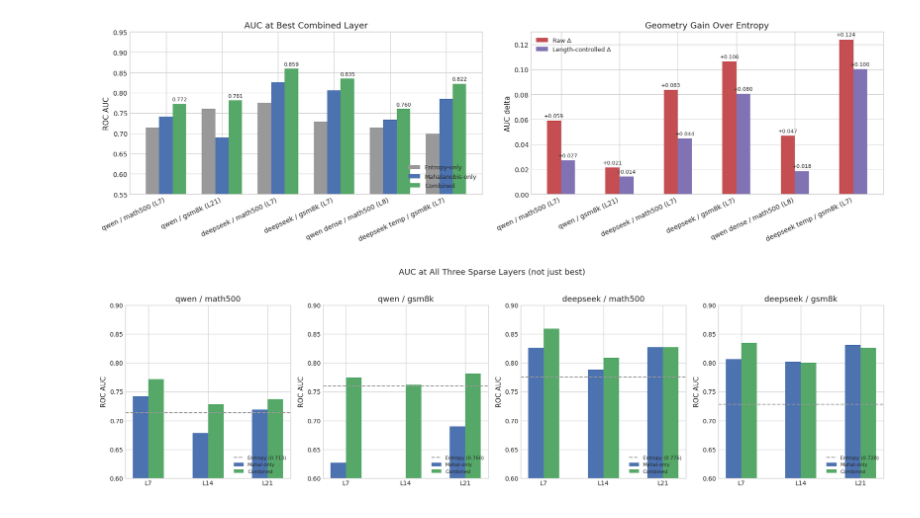
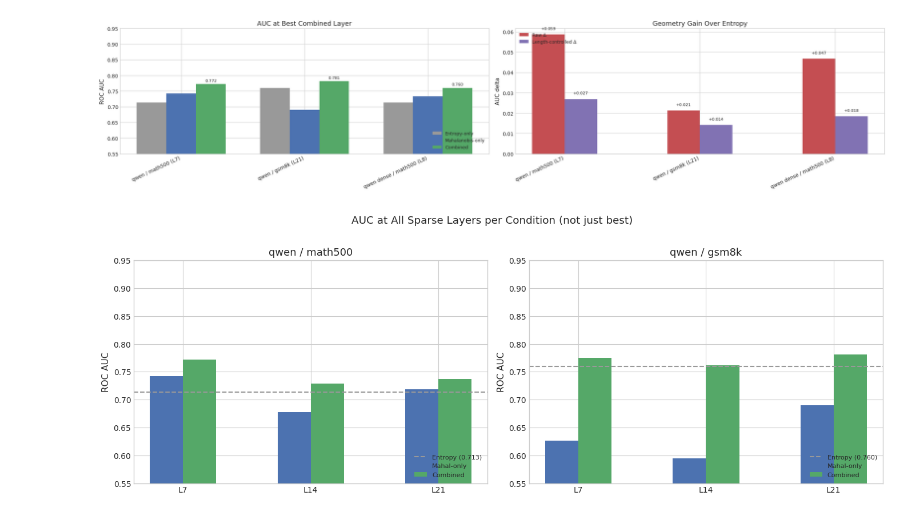
Before and after one commit to djaniak/reasoning-geometry, a Jupyter notebook: notebooks/01_main_effect_overview.ipynb, the cells around one changed output. Saved outputs shown, nothing was run; the diff lists cells and outputs as text; code cells hidden in the pictures.

```diff
--- a/notebooks/01_main_effect_overview.ipynb
+++ b/notebooks/01_main_effect_overview.ipynb
@@ -38,7 +51,7 @@ all_results = vu.load_all_results()
 layer_rows = vu.collect_layer_rows(all_results)
 best_rows = vu.collect_best_layer_rows(layer_rows)
 
-model_order = {"deepseek": 0, "deepseek_temp": 1, "qwen": 2, "deepseek_llama": 3, "llama": 4, "qwen_dense": 5}
+model_order = {"qwen": 0, "qwen_dense": 1}
 dataset_order = {"math500": 0, "gsm8k": 1}
 best_rows = sorted(best_rows, key=lambda r: (model_order.get(r["model"], 99), dataset_order.get(r["dataset"], 99), r["layer"]))
 
@@ -89,46 +102,41 @@ for bar in bar_len:
 fig.tight_layout()
 plt.show()
 # %% [output]
-[figure, old version]
+[figure, new version]
 # %%
-# All-layers view for all 8 main conditions (addresses best-layer selection bias).
+# All-layers view for the active Qwen conditions (addresses best-layer selection bias).
 # Each subplot uses the model's own layer indices, detected from data.
-main_conditions = [
-    ("deepseek", "math500"), ("deepseek", "gsm8k"),
-    ("qwen", "math500"), ("qwen", "gsm8k"),
-    ("deepseek_llama", "math500"), ("deepseek_llama", "gsm8k"),
-    ("llama", "math500"), ("llama", "gsm8k"),
-]
+main_conditions = [("qwen", "math500"), ("qwen", "gsm8k")]
 
-fig, axes = plt.subplots(2, 4, figsize=(22, 10), sharey=False)
+fig, axes = plt.subplots(1, 2, figsize=(14, 5), sharey=False)
 axes = axes.ravel()
 
 for ax, (model, dataset) in zip(axes, main_conditions):
     rows = {r["layer"]: r for r in layer_rows if r["model"] == model and r["dataset"] == dataset}
     if not rows:
         ax.set_visible(False)
         continue
     layer_list = sorted(rows.keys())
     entropy_val = next(iter(rows.values()))["entropy_auc"]
 
     x = np.arange(len(layer_list))
     width = 0.26
     mahal_vals = [rows[l]["mahal_auc"] for l in layer_list]
     combined_vals = [rows[l]["combined_auc"] for l in layer_list]
 
     ax.bar(x - width / 2, mahal_vals, width=width, label="Mahal-only", color="#4C72B0")
     ax.bar(x + width / 2, combined_vals, width=width, label="Combined", color="#55A868")
     ax.axhline(entropy_val, linestyle="--", color="#999999", linewidth=1.5, label=f"Entropy ({entropy_val:.3f})")
 
     ax.set_title(vu.condition_label(model, dataset))
     ax.set_xticks(x)
     ax.set_xticklabels([f"L{l}" for l in layer_list])
     ax.set_ylabel("ROC AUC")
     ax.set_ylim(0.55, 0.95)
     ax.legend(loc="lower right", fontsize=8)
 
 fig.suptitle("AUC at All Sparse Layers per Condition (not just best)", y=1.01)
 fig.tight_layout()
 plt.show()
 # %% [output]
-[figure, old version]
+[figure, new version]
```
Also changed, not shown: parts of 2 cells of this notebook, 11 other files.
